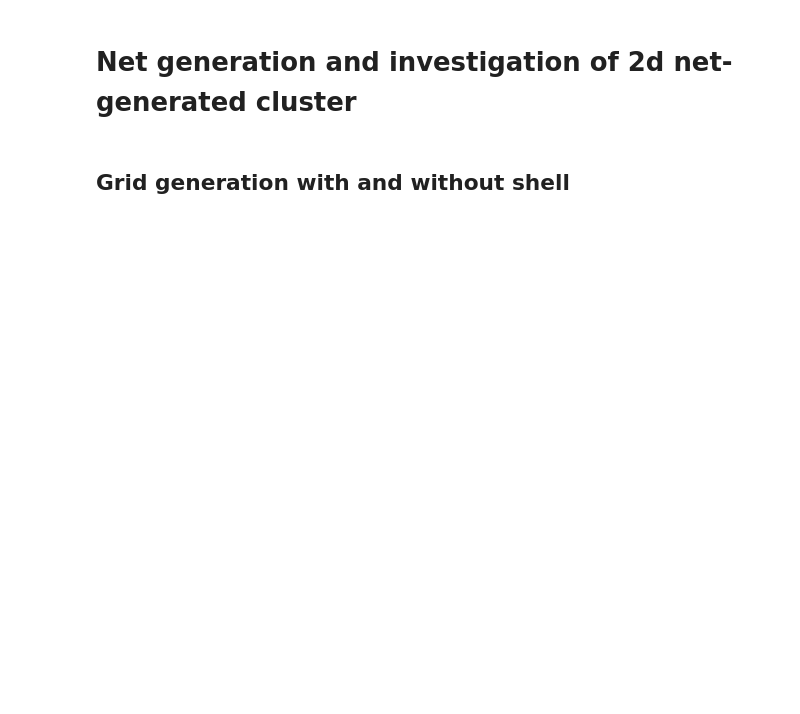
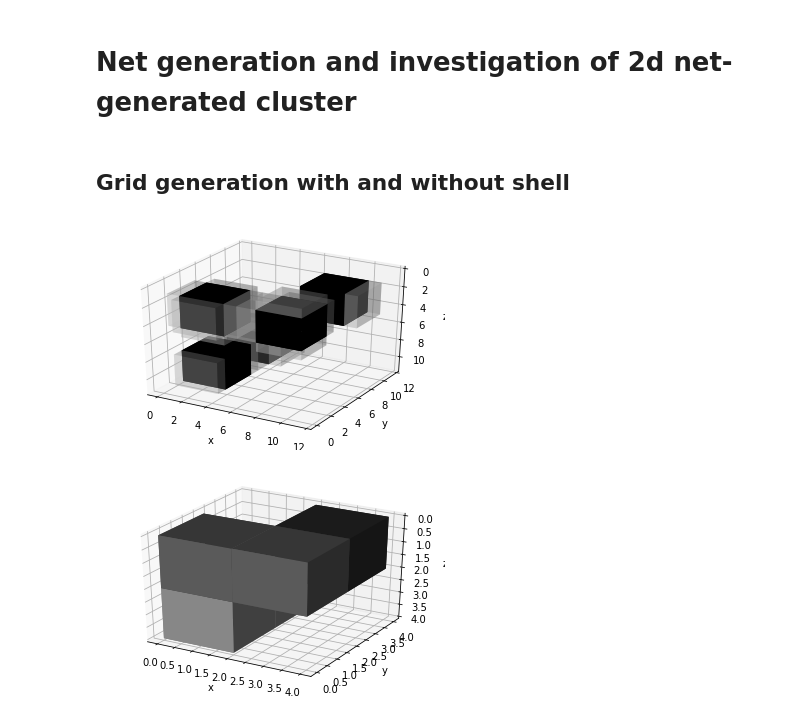
Before and after one commit to mrmrmr7/articles, a Jupyter notebook: percolation_sum2020/notebooks/new/net_3d.ipynb, the cells around one changed output. Saved outputs shown, nothing was run; the diff lists cells and outputs as text; code cells hidden in the pictures; blank space fills up the shorter version.

Commit message:
add color version of visualization of markers

```diff
--- a/percolation_sum2020/notebooks/new/net_3d.ipynb
+++ b/percolation_sum2020/notebooks/new/net_3d.ipynb
@@ -273,4 +199,4 @@ def fill_marker_grid(arr):
                         markers[z // 3, y // 3, z // 3] = k
 
 
-    return markers
+    return markers.astype(int)
@@ -276,0 +252,32 @@ def fill_marker_grid(arr):
+# %%
+def display_grid_with_shells(raw_arr, figure, vmin=None, vmax=None):
+    arr = np.zeros(raw_arr.shape)
+
+    for i in range(n * 3):
+        for j in range(n * 3):
+            for k in range(n * 3):
+                arr[i, j, k] = raw_arr[k, n * 3 - j - 1, i]
+
+    node_voxels, shell_voxels = split_voxels(n, arr)
+
+    res_voxel = node_voxels | shell_voxels
+
+    facecolors = np.empty(res_voxel.shape, dtype=object)
+    edgecolors = np.empty(res_voxel.shape, dtype=object)
+
+    facecolors[shell_voxels] = '#cccccc48'
+    facecolors[node_voxels] = '#000000'
+
+    res_voxel_e = explode(res_voxel)
+    facecolors_e = explode(facecolors)
+    x, y, z = get_indices_for_faces(res_voxel_e)
+
+    fig = plt.figure()
+    ax = fig.gca(projection='3d')
+    ax.invert_zaxis()
+    ax.set_xlabel("x")
+    ax.set_ylabel("y")
+    ax.set_zlabel("z")
+    ax.voxels(x,y,z,res_voxel_e, facecolors=facecolors_e)
+
+    plt.show()
@@ -277,3 +372,9 @@ def fill_marker_grid(arr):
 # %%
 n = 2
 grid = generate_filled_grid_with_shell(n, 0.5, 0.5)
+display_grid_with_shells(grid, "lol")
+markers = fill_marker_grid(grid)
+display_markers_grid(markers, "some")
+# %% [output]
+[figure, added]
+[figure, added]
```
Also changed, not shown: parts of 10 cells of this notebook.
